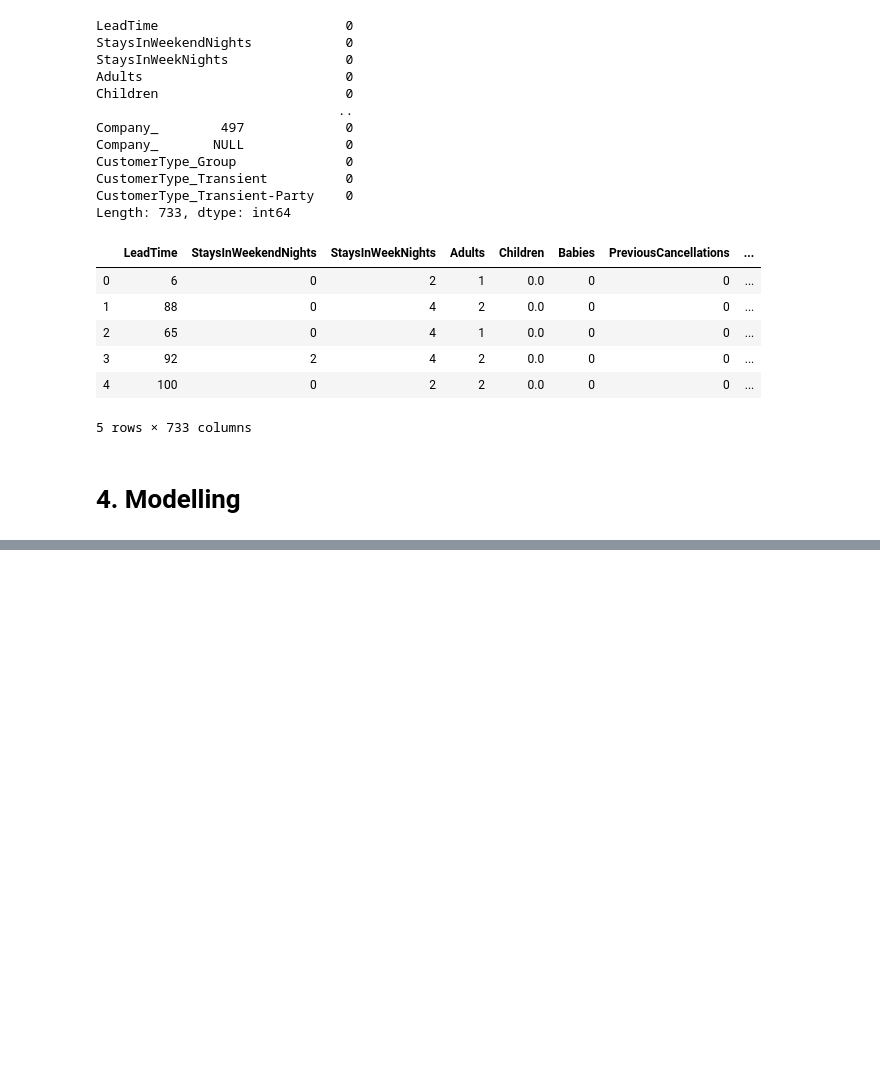
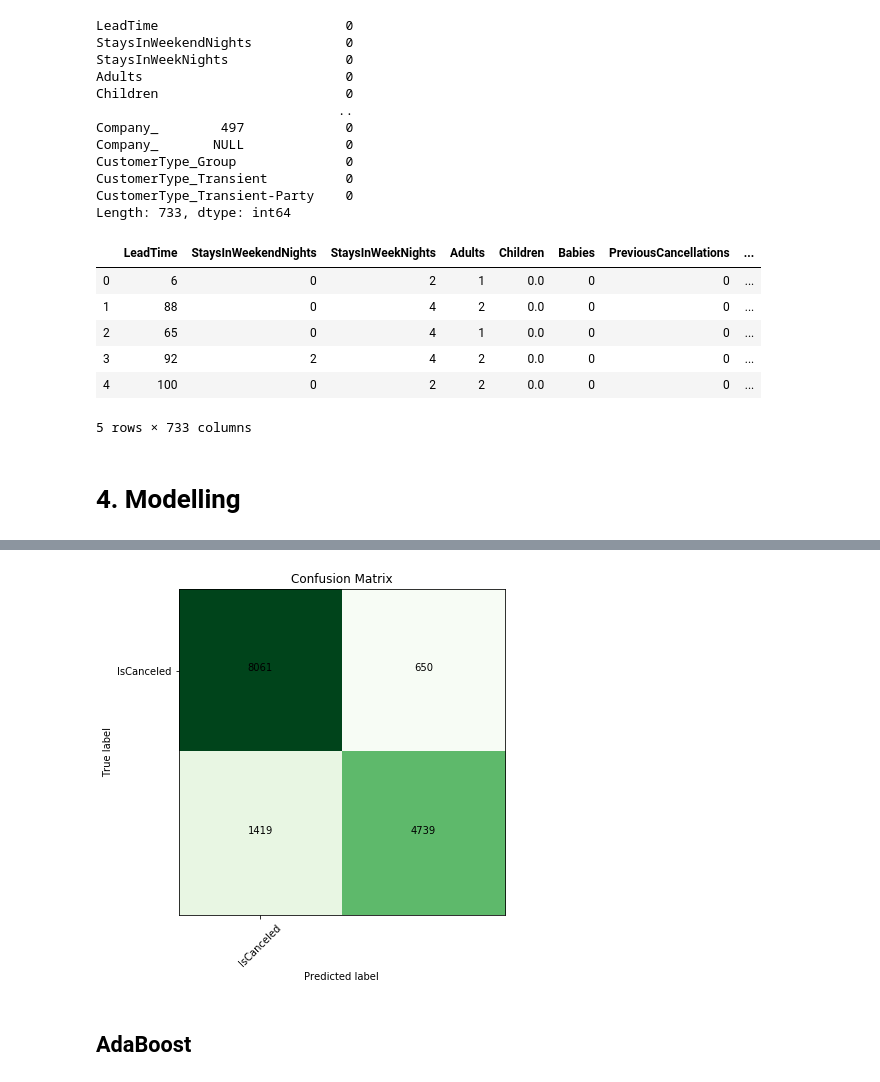
Before and after one commit to ravimalde/hotel_cancellation_analysis, a Jupyter notebook: RM_index_3.ipynb, the cells around one changed output, grey strips where cells are left out. Cells and saved outputs as stored; diff of their text form; code cells hidden in the pictures; blank space fills up the shorter version.

```diff
--- a/RM_index_3.ipynb
+++ b/RM_index_3.ipynb
@@ -392,0 +456,6 @@ random_forest.opt_plots()
+# %%
+voting.pretty_conf_matrix()
+# %% [output]
+[figure, added]
+# %% [markdown]
+## AdaBoost
```
Also changed, not shown: parts of 43 cells of this notebook, 2 other files.
